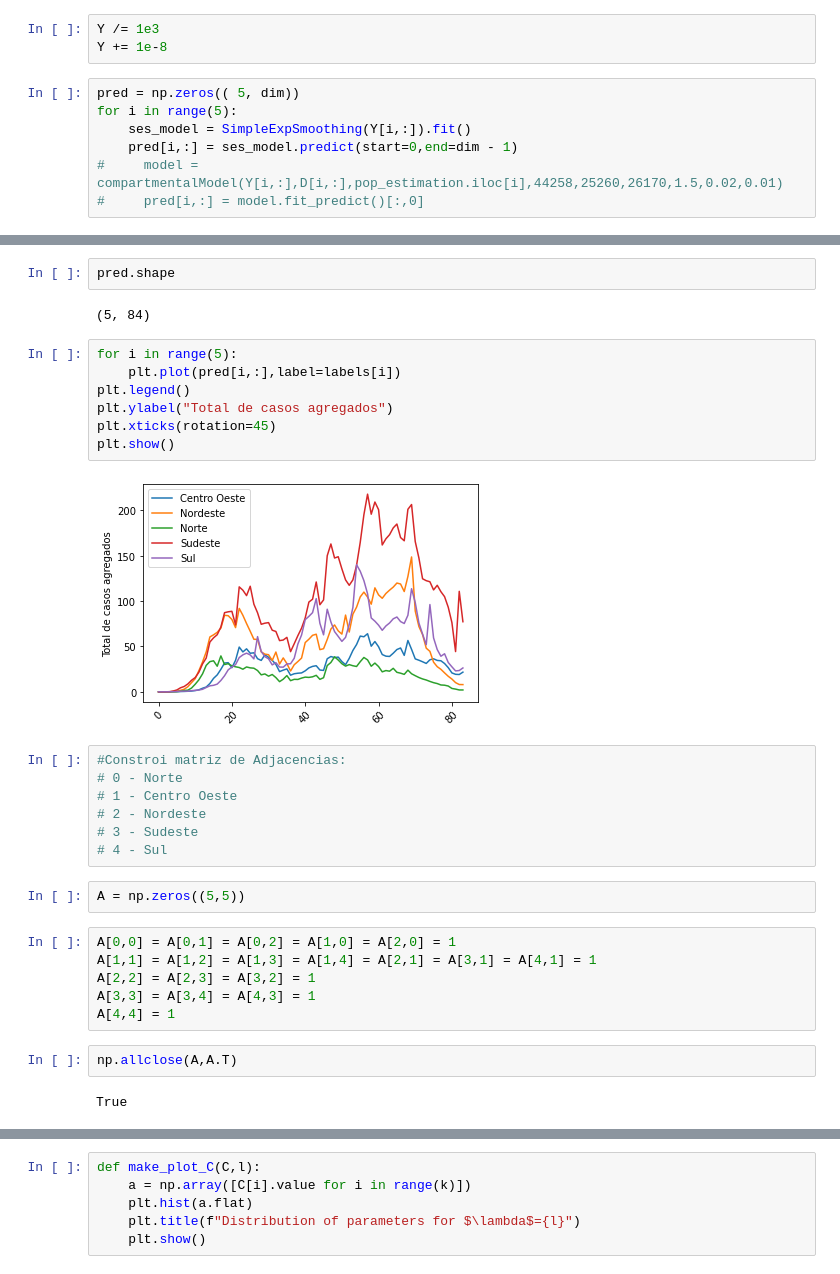
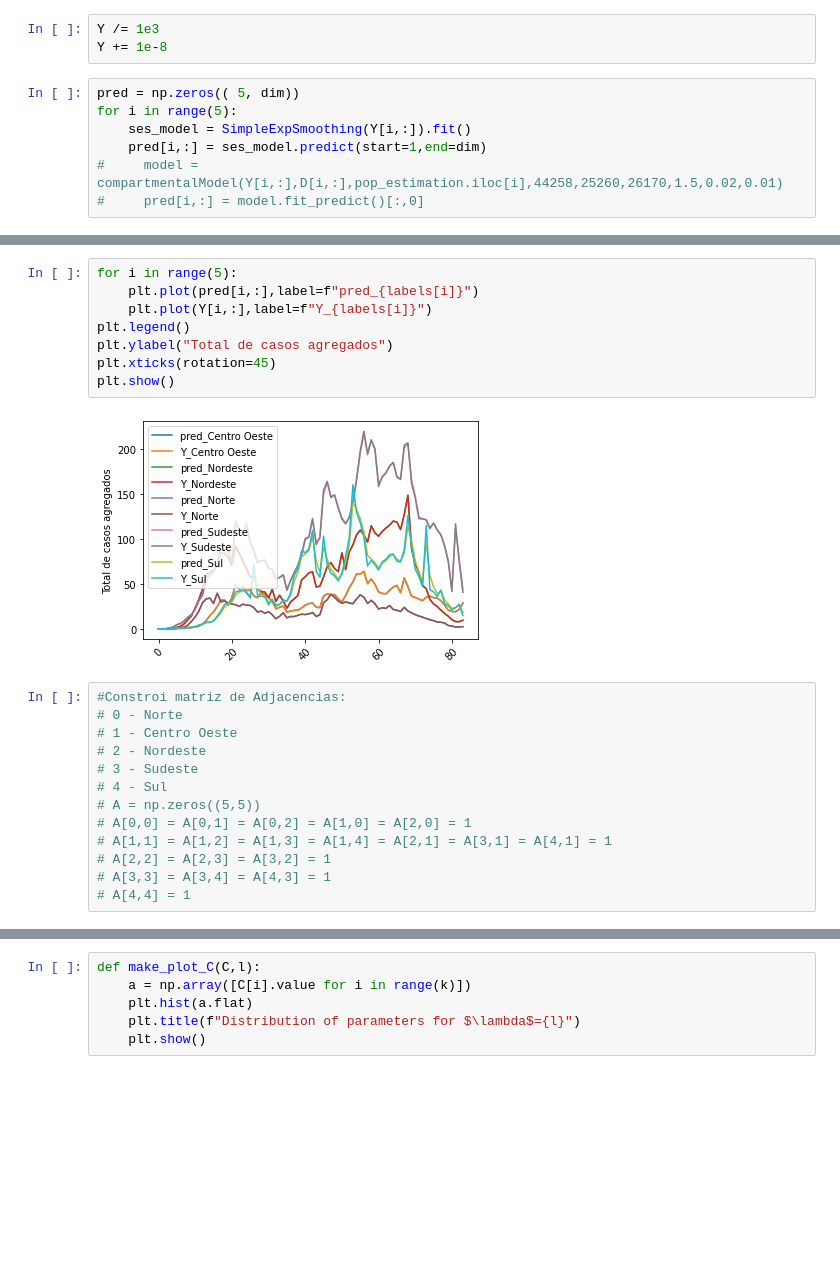
Before and after one commit to FelipeSchreiber/BR_COVID_SPATIAL_TIMESERIES, a Jupyter notebook: ModelingNumberOfCases.ipynb, the cells around one changed output, grey strips where cells are left out. Drawn from its saved outputs; the diff is of its cells as text; blank space fills up the shorter version.

```diff
--- a/ModelingNumberOfCases.ipynb
+++ b/ModelingNumberOfCases.ipynb
@@ -162,6 +165,6 @@ Y += 1e-8
 pred = np.zeros(( 5, dim))
 for i in range(5):
     ses_model = SimpleExpSmoothing(Y[i,:]).fit()
-    pred[i,:] = ses_model.predict(start=0,end=dim - 1)
+    pred[i,:] = ses_model.predict(start=1,end=dim)
 #     model = compartmentalModel(Y[i,:],D[i,:],pop_estimation.iloc[i],44258,25260,26170,1.5,0.02,0.01)
 #     pred[i,:] = model.fit_predict()[:,0]
@@ -177,16 +171,13 @@ np.sum(np.abs(1 - pred/Y))
-# %%
-pred.shape
-# %% [output]
-(5, 84)
 # %%
 for i in range(5):
-    plt.plot(pred[i,:],label=labels[i])
+    plt.plot(pred[i,:],label=f"pred_{labels[i]}")
+    plt.plot(Y[i,:],label=f"Y_{labels[i]}")
 plt.legend()
 plt.ylabel("Total de casos agregados")
 plt.xticks(rotation=45)
 plt.show()
 # %% [output]
-[figure, old version]
+[figure, new version]
 # %%
 #Constroi matriz de Adjacencias:
 # 0 - Norte
@@ -194,18 +185,12 @@ plt.show()
 # 2 - Nordeste
 # 3 - Sudeste
 # 4 - Sul
+# A = np.zeros((5,5))
+# A[0,0] = A[0,1] = A[0,2] = A[1,0] = A[2,0] = 1
+# A[1,1] = A[1,2] = A[1,3] = A[1,4] = A[2,1] = A[3,1] = A[4,1] = 1
+# A[2,2] = A[2,3] = A[3,2] = 1
+# A[3,3] = A[3,4] = A[4,3] = 1
+# A[4,4] = 1
-# %%
-A = np.zeros((5,5))
-# %%
-A[0,0] = A[0,1] = A[0,2] = A[1,0] = A[2,0] = 1
-A[1,1] = A[1,2] = A[1,3] = A[1,4] = A[2,1] = A[3,1] = A[4,1] = 1
-A[2,2] = A[2,3] = A[3,2] = 1
-A[3,3] = A[3,4] = A[4,3] = 1
-A[4,4] = 1
-# %%
-np.allclose(A,A.T)
-# %% [output]
-True
 # %%
 def make_constraints(Y,pred=[],use_preds=False):
     shape = Y.shape
```
Also changed, not shown: parts of 30 cells of this notebook.
